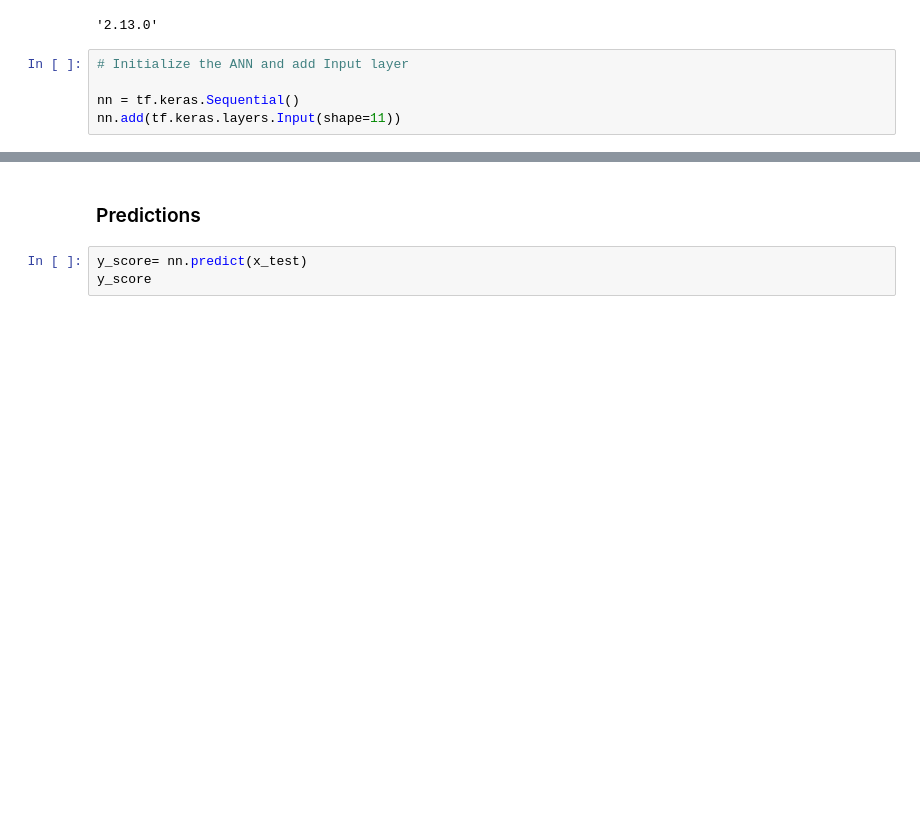
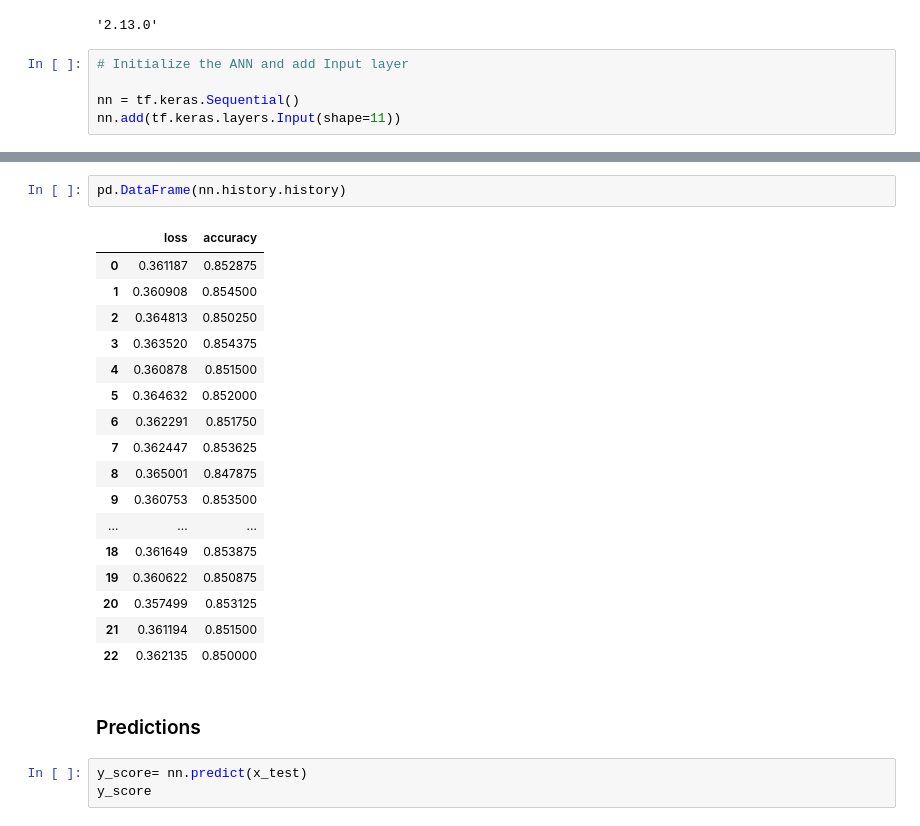
Before and after one commit to shivam-bajaj/Churn-Modelling-ANN, a Jupyter notebook: ann.ipynb, the cells around one changed output, grey strips where cells are left out. Saved outputs shown, nothing was run; the diff lists cells and outputs as text; blank space fills up the shorter version.

```diff
--- a/ann.ipynb
+++ b/ann.ipynb
@@ -228,4 +238,24 @@ Epoch 50/50
 <keras.src.callbacks.History at 0x...>
+# %%
+pd.DataFrame(nn.history.history)
+# %% [output]
+|  | loss | accuracy |
+| 0 | 0.361187 | 0.852875 |
+| 1 | 0.360908 | 0.854500 |
+| 2 | 0.364813 | 0.850250 |
+| 3 | 0.363520 | 0.854375 |
+| 4 | 0.360878 | 0.851500 |
+| 5 | 0.364632 | 0.852000 |
+| 6 | 0.362291 | 0.851750 |
+| 7 | 0.362447 | 0.853625 |
+| 8 | 0.365001 | 0.847875 |
+| 9 | 0.360753 | 0.853500 |
+| ... | ... | ... |
+| 18 | 0.361649 | 0.853875 |
+| 19 | 0.360622 | 0.850875 |
+| 20 | 0.357499 | 0.853125 |
+| 21 | 0.361194 | 0.851500 |
+| 22 | 0.362135 | 0.850000 |
 # %% [markdown]
 ### Predictions
 # %%
```
Also changed, not shown: parts of 14 cells of this notebook.
